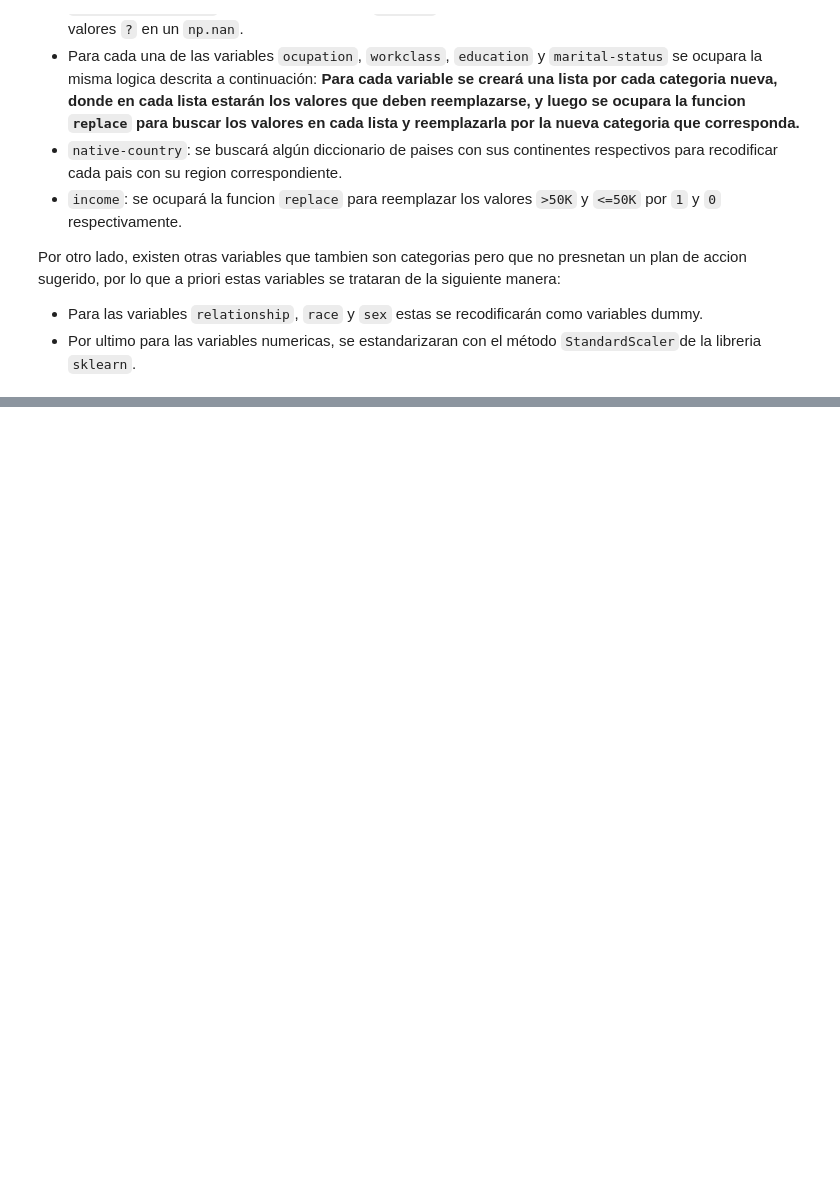
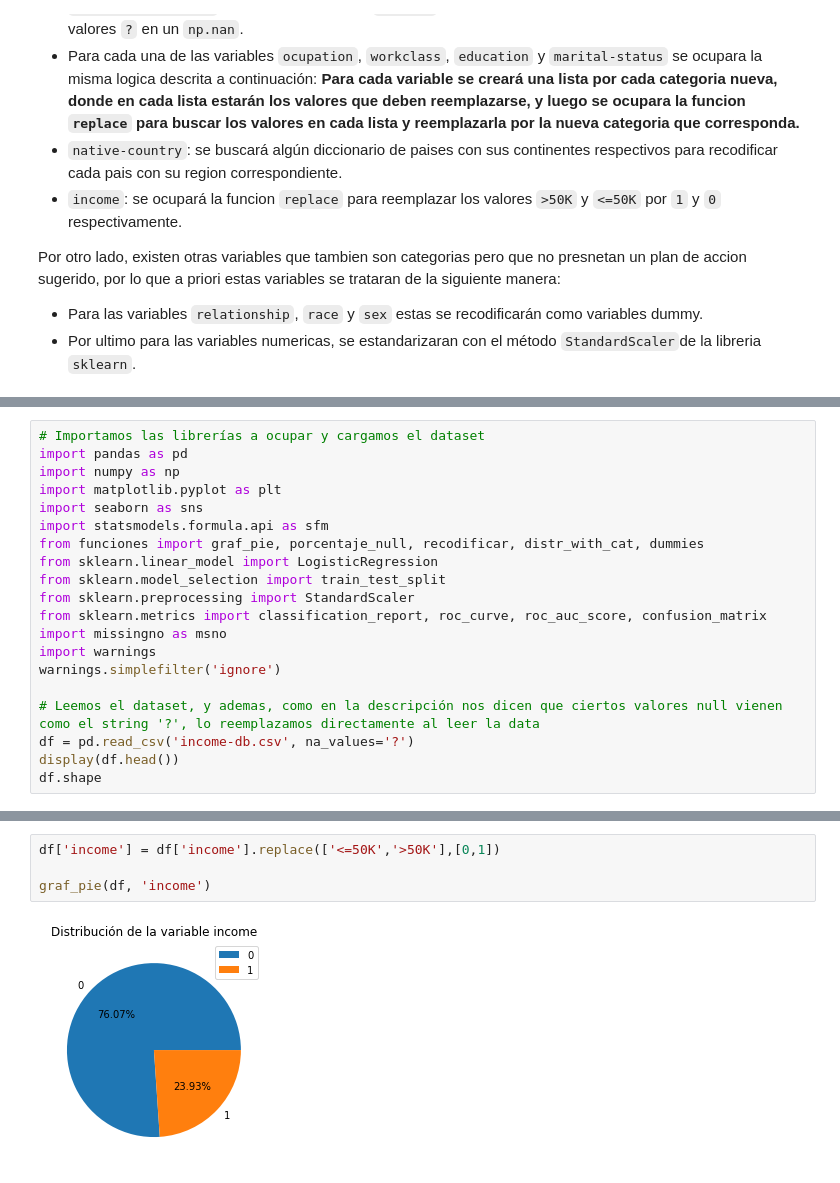
Before and after one commit to rodrigobarrazads/prueba2, a Jupyter notebook: Modulo2/Prueba/main_income.ipynb, the cells around one changed output, grey strips where cells are left out. Cells and saved outputs as stored; diff of their text form; blank space fills up the shorter version.

```diff
--- a/Modulo2/Prueba/main_income.ipynb
+++ b/Modulo2/Prueba/main_income.ipynb
@@ -118,0 +157,20 @@ Por otro lado, existen otras variables que tambien son categorias pero que no pr
+# %%
+# Importamos las librerías a ocupar y cargamos el dataset
+import pandas as pd
+import numpy as np
+import matplotlib.pyplot as plt
+import seaborn as sns
+import statsmodels.formula.api as sfm
+from funciones import graf_pie, porcentaje_null, recodificar, distr_with_cat, dummies
+from sklearn.linear_model import LogisticRegression
+from sklearn.model_selection import train_test_split
+from sklearn.preprocessing import StandardScaler
+from sklearn.metrics import classification_report, roc_curve, roc_auc_score, confusion_matrix
+import missingno as msno
+import warnings
+warnings.simplefilter('ignore')
+
+# Leemos el dataset, y ademas, como en la descripción nos dicen que ciertos valores null vienen como el string '?', lo reemplazamos directamente al leer la data
+df = pd.read_csv('income-db.csv', na_values='?')
+display(df.head())
+df.shape
@@ -118,0 +201,6 @@ Por otro lado, existen otras variables que tambien son categorias pero que no pr
+# %%
+df['income'] = df['income'].replace(['<=50K','>50K'],[0,1])
+
+graf_pie(df, 'income')
+# %% [output]
+[figure, added]
```
Also changed, not shown: parts of 64 cells of this notebook, 2 other files.
